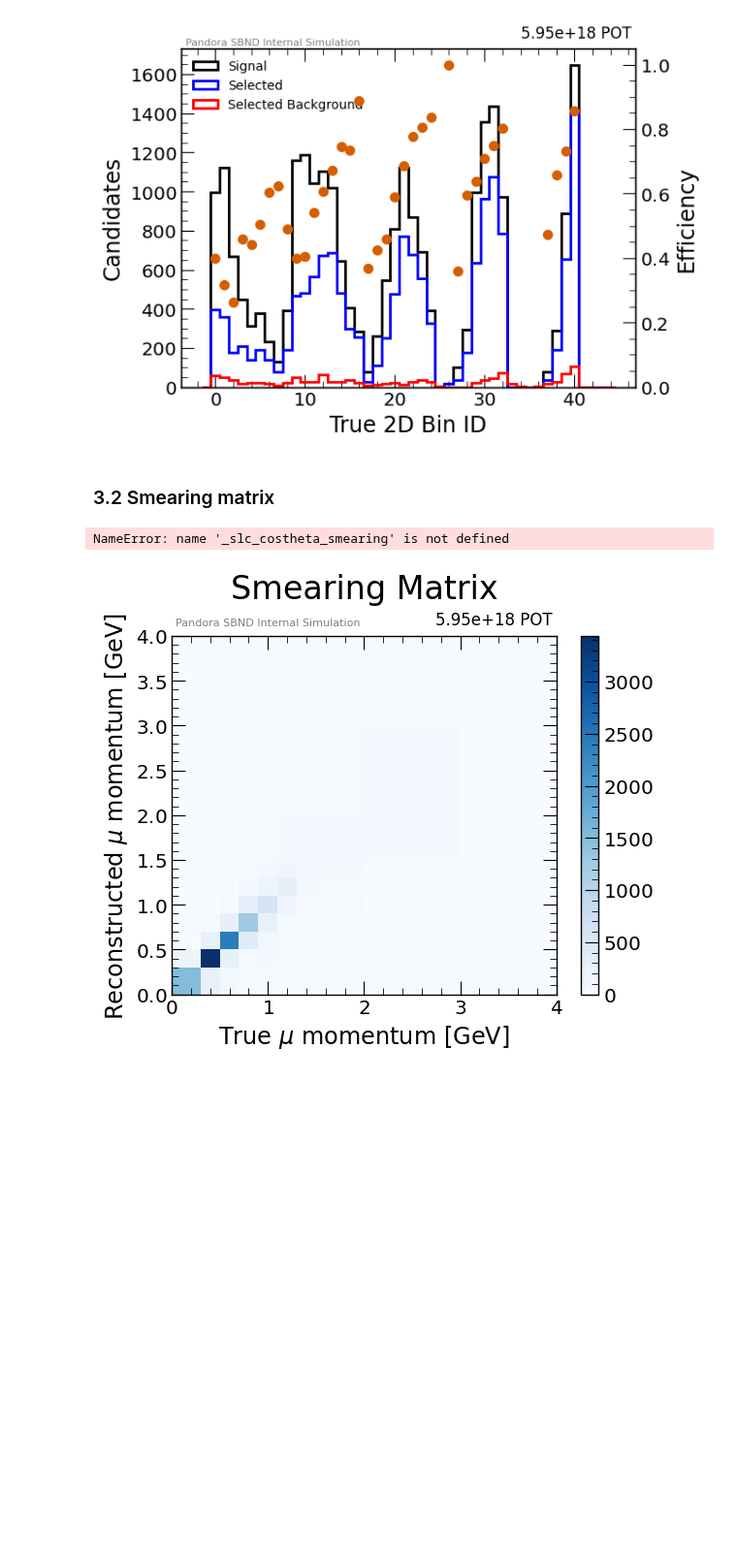
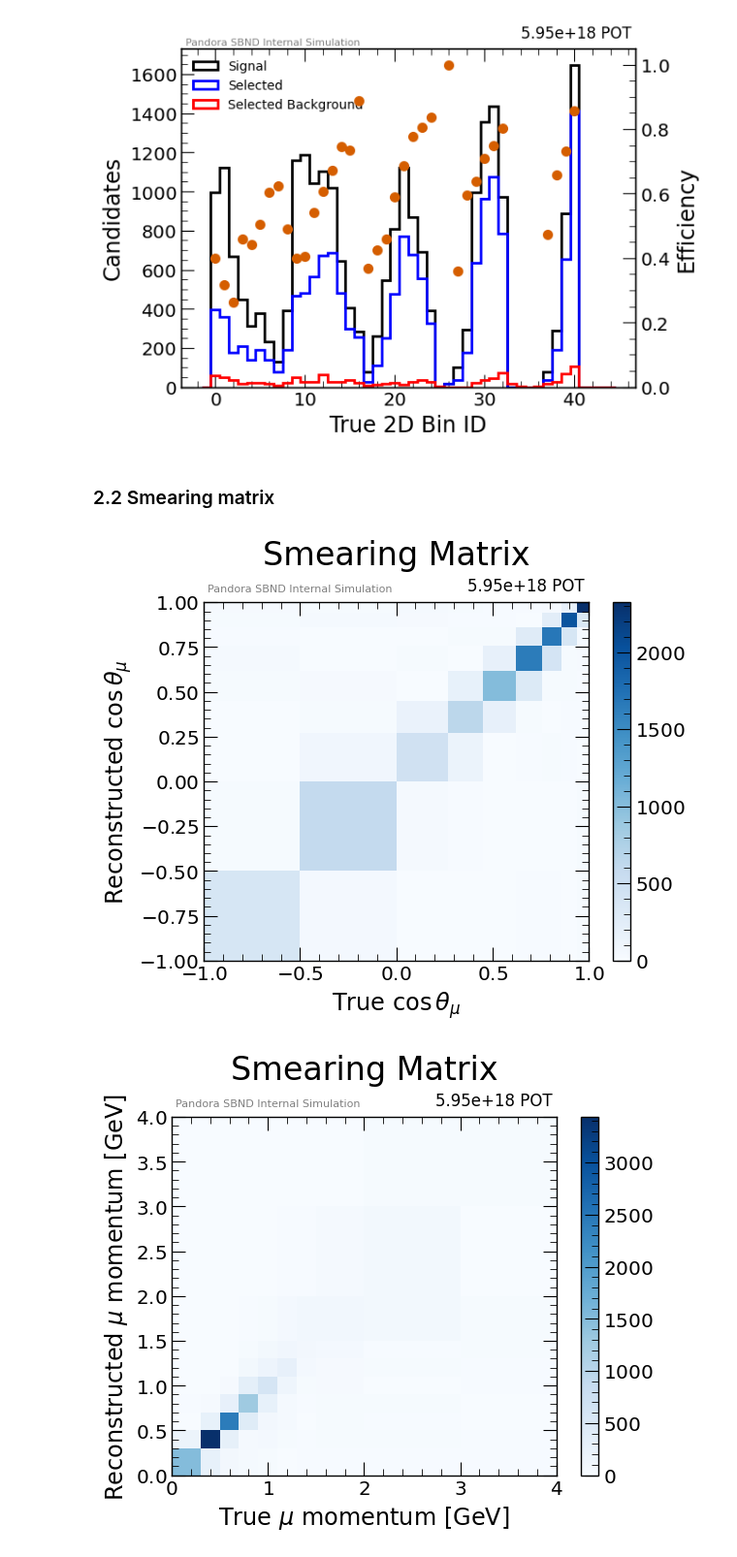
Before and after one commit to sungbinoh/cafpyana, a Jupyter notebook: analysis_village/numuincl/systematics.ipynb, the cells around one changed output. Shown at 97% size. Drawn from its saved outputs; the diff is of its cells as text; code cells hidden in the pictures; blank space fills up the shorter version.

```diff
--- a/analysis_village/numuincl/systematics.ipynb
+++ b/analysis_village/numuincl/systematics.ipynb
@@ -1001,25 +772,25 @@ plotters.save_plot('truth_differential_sel_signal_eff',fig=fig,folder_name=f'{PL
 # %% [output]
 [figure]
 # %% [markdown]
-### 3.2 Smearing matrix
+### 2.2 Smearing matrix
 # %%
 from unfolding_inputs import get_smear_matrix
 # %%
 #True vs reco costheta
 slc_costheta_smearing = get_smear_matrix(true_sel_costheta,reco_sel_costheta,costheta_bins,weights=genweights_sel)
-costheta_eff = get_eff(_slc_costheta_smearing, slc_costheta_sig_truth)
+costheta_eff = get_eff(slc_costheta_smearing, slc_costheta_sig_truth)
 
 fig,ax = plt.subplots()
 im = ax.pcolormesh(costheta_bins,costheta_bins,slc_costheta_smearing.T,cmap='Blues')
 ax.set_xlabel(r'True $\cos\theta_{\mu}$')
 ax.set_ylabel(r'Reconstructed $\cos\theta_{\mu}$')
 ax.set_title('Smearing Matrix')
 fig.colorbar(im,ax=ax)
 plotters.add_label(ax,PANDORA_QUALIFIER_INTERNAL_LABEL,where=(0.01,1.03+label_y_shift),fontsize=8,color='gray')
 plotters.add_label(ax,POT_LABEL,where='toprightoutside',color='black',alpha=1.,fontsize=12)
 plotters.save_plot('costheta_smearing_matrix',fig=fig,folder_name=f'{PLOT_DIR}/pandora')
 # %% [output]
-NameError: name '_slc_costheta_smearing' is not defined
+[figure, added]
 # %%
 #True vs reco momentum
 slc_momentum_smearing = get_smear_matrix(true_sel_momentum,reco_sel_momentum,momentum_bins,weights=genweights_sel)
```
Also changed, not shown: parts of 86 cells of this notebook, 33 other files.
